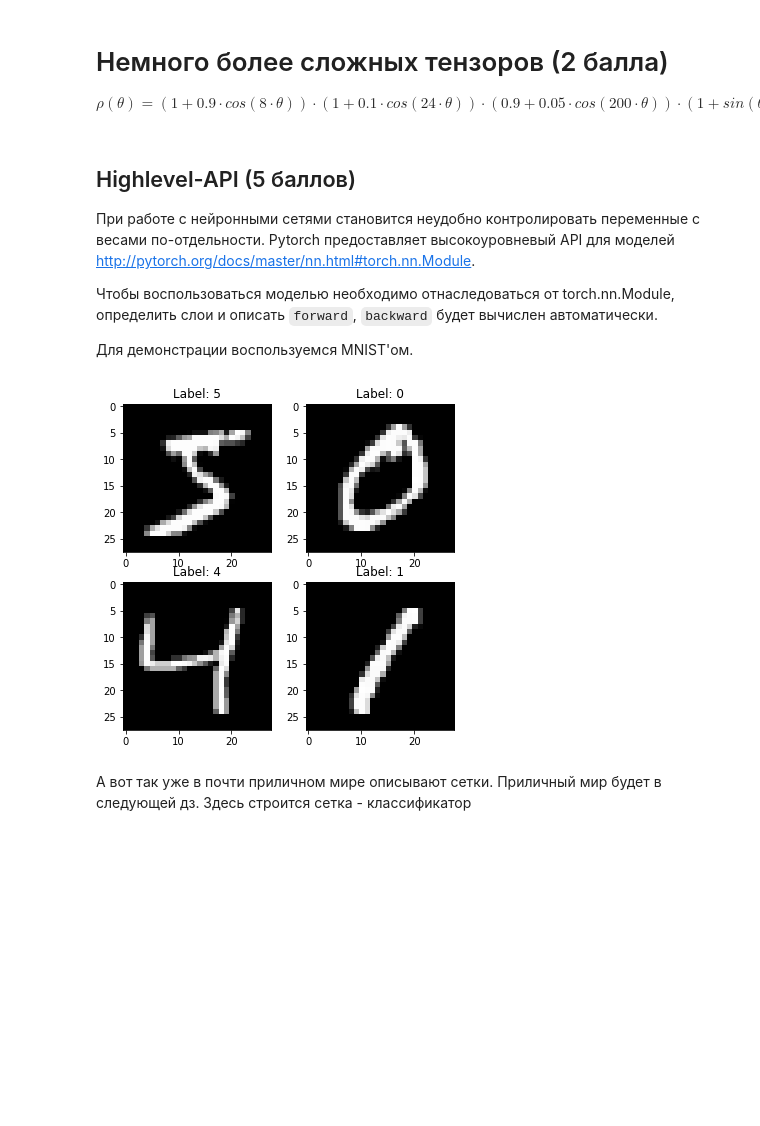
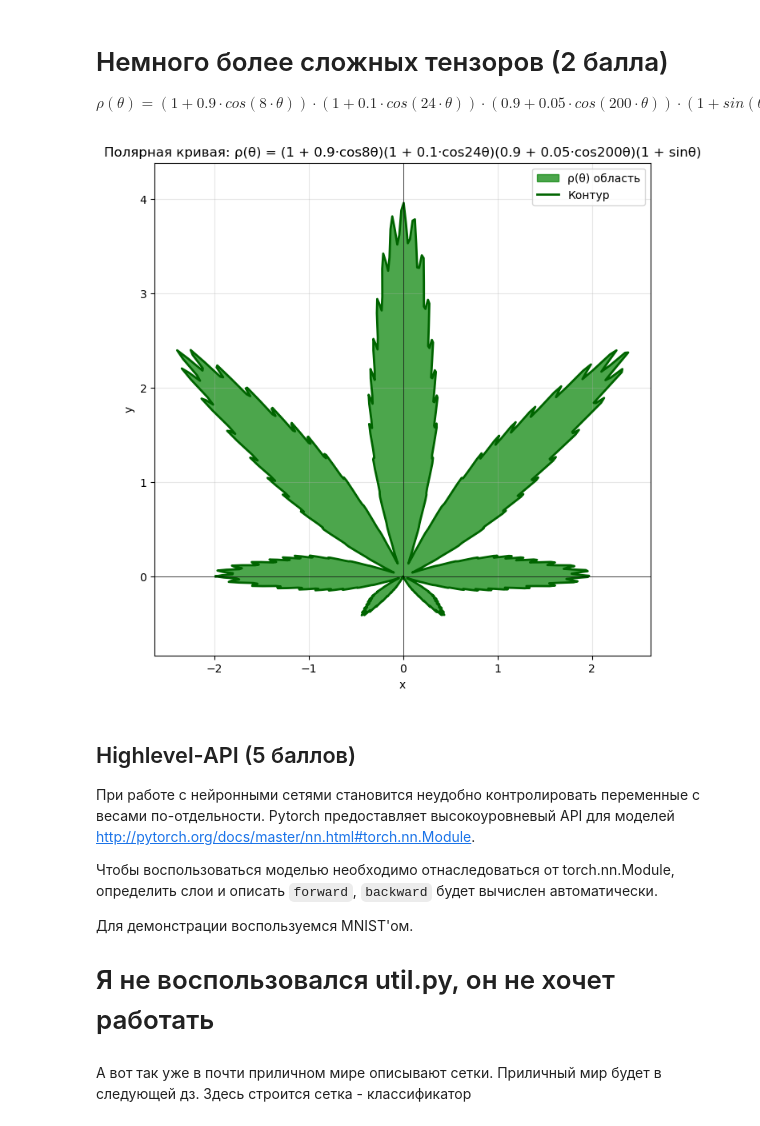
Before and after one commit to vada4367/ML, a Jupyter notebook: task7/task_nn.ipynb, the cells around one changed output. Saved outputs shown, nothing was run; the diff lists cells and outputs as text; code cells hidden in the pictures; blank space fills up the shorter version.

```diff
--- a/task7/task_nn.ipynb
+++ b/task7/task_nn.ipynb
@@ -365,19 +400,41 @@ $$\rho(\theta) = (1 + 0.9 \cdot cos (8 \cdot \theta) ) \cdot (1 + 0.1 \cdot cos(
 # %%
 import torch
 import numpy as np
 import matplotlib.pyplot as plt
 %matplotlib inline
-theta = torch.linspace(- np.pi, np.pi, steps=1000)
 
-# compute rho(theta) as per formula above
+# тензор theta
+theta = torch.linspace(-np.pi, np.pi, steps=1000)
 
+# формулка
+rho = (1 + 0.9 * torch.cos(8 * theta)) * \
+      (1 + 0.1 * torch.cos(24 * theta)) * \
+      (0.9 + 0.05 * torch.cos(200 * theta)) * \
+      (1 + torch.sin(theta))
 
+# в декарты
 x = rho * torch.cos(theta)
 y = rho * torch.sin(theta)
 
-plt.figure(figsize=[6,6])
-plt.fill(x.numpy(), y.numpy(), color='green')
-plt.grid()
+# график
+plt.figure(figsize=[8, 8])
+
+plt.fill(x.numpy(), y.numpy(), color='green', alpha=0.7, label='ρ(θ) область')
+
+plt.plot(x.numpy(), y.numpy(), color='darkgreen', linewidth=2, label='Контур')
+
+plt.grid(True, alpha=0.3)
+plt.axhline(0, color='black', linewidth=0.5)
+plt.axvline(0, color='black', linewidth=0.5)
+plt.title('Полярная кривая: ρ(θ) = (1 + 0.9·cos8θ)(1 + 0.1·cos24θ)(0.9 + 0.05·cos200θ)(1 + sinθ)')
+plt.xlabel('x')
+plt.ylabel('y')
+plt.axis('equal')
+plt.legend()
+
+plt.show()
+# %% [output]
+[figure, added]
 # %% [markdown]
 ## Highlevel-API (5 баллов)
 
@@ -388,17 +445,7 @@ plt.grid()
 
 
 Для демонстрации воспользуемся MNIST'ом.
+
+# Я не воспользовался util.py, он не хочет работать
-# %%
-# MNIST again
-from util import load_mnist
-X_train, y_train, X_val, y_val, X_test, y_test = load_mnist(flatten=True)
-
-plt.figure(figsize=[6, 6])
-for i in range(4):
-    plt.subplot(2, 2, i + 1)
-    plt.title("Label: %i" % y_train[i])
-    plt.imshow(X_train[i].reshape([28, 28]), cmap='gray');
-# %% [output]
-[figure, removed]
 # %% [markdown]
 А вот так уже в почти приличном мире описывают сетки. Приличный мир будет в следующей дз. Здесь строится сетка - классификатор
```
Also changed, not shown: parts of 13 cells of this notebook, 10 other files.
